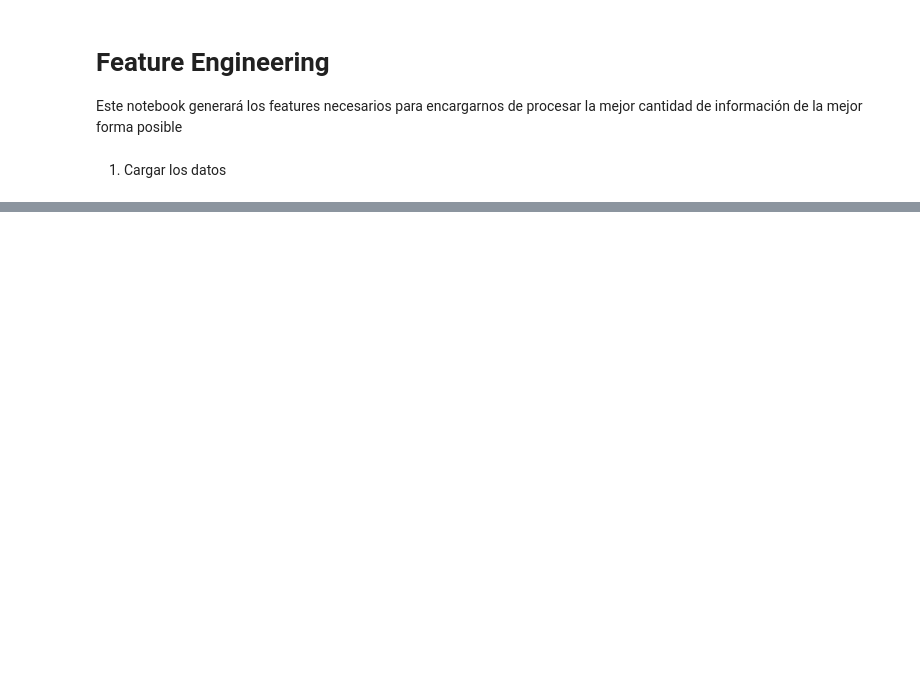
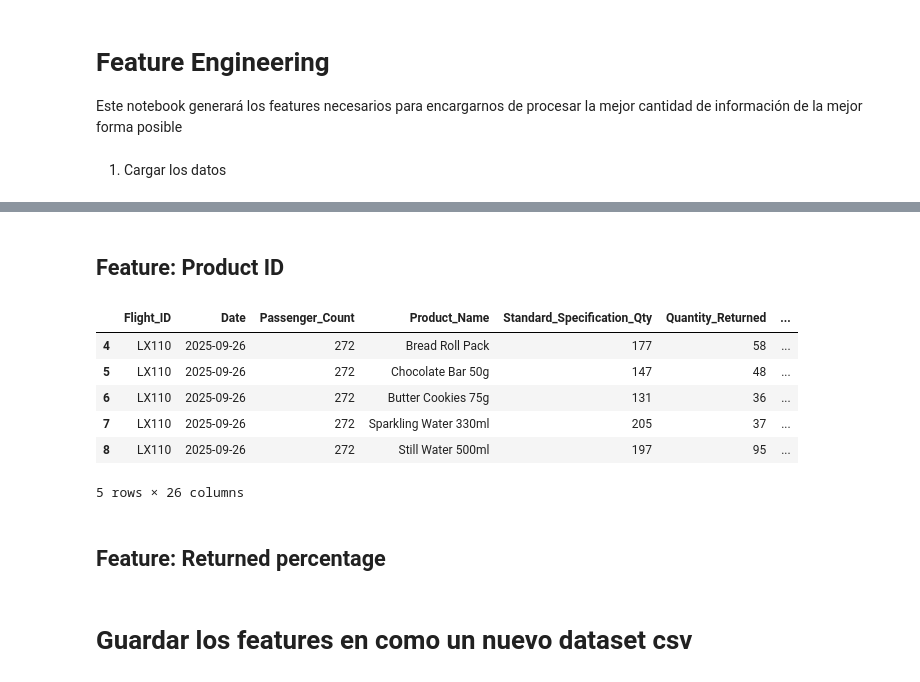
Before and after one commit to Pansocrates03/hackmty2025-gategroup, a Jupyter notebook: consumption-prediction/notebooks/A2.FeatureEngineering.ipynb, the cells around one changed output, grey strips where cells are left out. Drawn from its saved outputs; the diff is of its cells as text; code cells hidden in the pictures; blank space fills up the shorter version.

```diff
--- a/consumption-prediction/notebooks/A2.FeatureEngineering.ipynb
+++ b/consumption-prediction/notebooks/A2.FeatureEngineering.ipynb
@@ -40,0 +64,16 @@ df.head()
+# %% [markdown]
+## Feature: Product ID
+# %%
+# One hot encoding de la columna 'Product_ID'
+df = pd.get_dummies(df, columns=['Product_ID'], prefix='Product') # One hot encoding para 'Product_ID'
+df.head()
+# %% [output]
+|  | Flight_ID | Date | Passenger_Count | Product_Name | Standard_Specification_Qty | Quantity_Returned | ... |
+| 4 | LX110 | 2025-09-26 | 272 | Bread Roll Pack | 177 | 58 | ... |
+| 5 | LX110 | 2025-09-26 | 272 | Chocolate Bar 50g | 147 | 48 | ... |
+| 6 | LX110 | 2025-09-26 | 272 | Butter Cookies 75g | 131 | 36 | ... |
+| 7 | LX110 | 2025-09-26 | 272 | Sparkling Water 330ml | 205 | 37 | ... |
+| 8 | LX110 | 2025-09-26 | 272 | Still Water 500ml | 197 | 95 | ... |
+5 rows × 26 columns
+# %% [markdown]
+## Feature: Returned percentage
@@ -40,0 +108,2 @@ df.head()
+# %% [markdown]
+# Guardar los features en como un nuevo dataset csv
```
Also changed, not shown: parts of 8 cells of this notebook, 4 other files.
